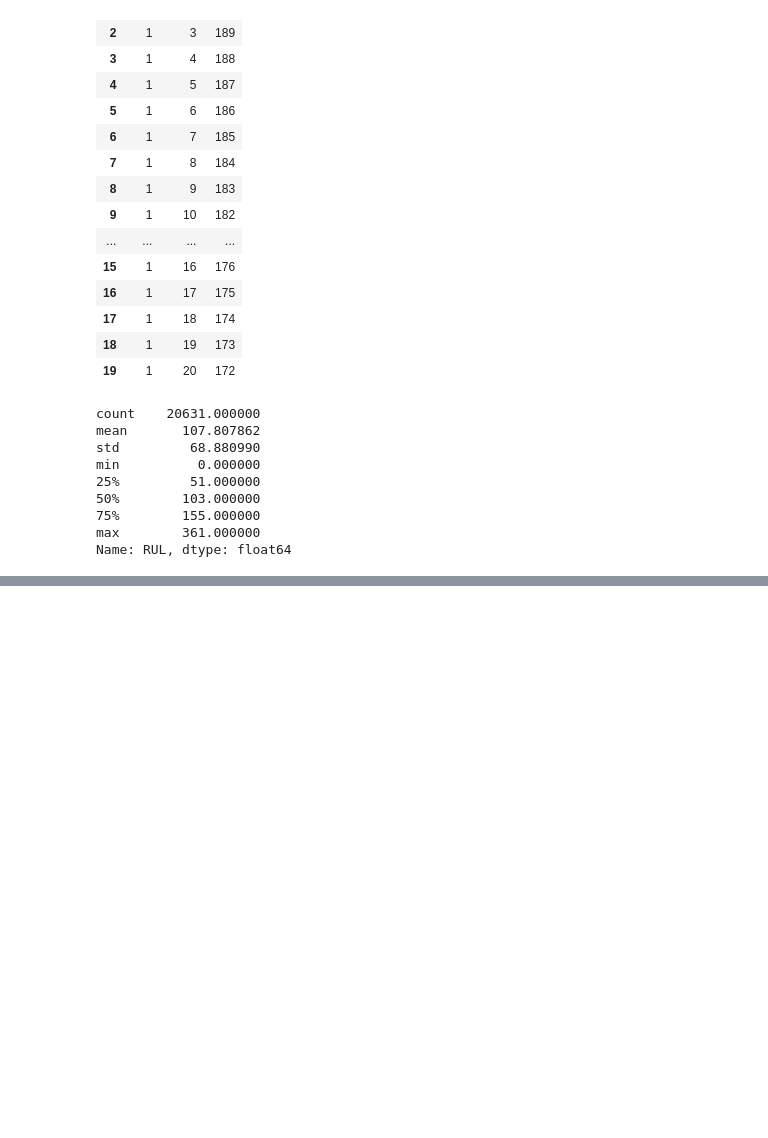
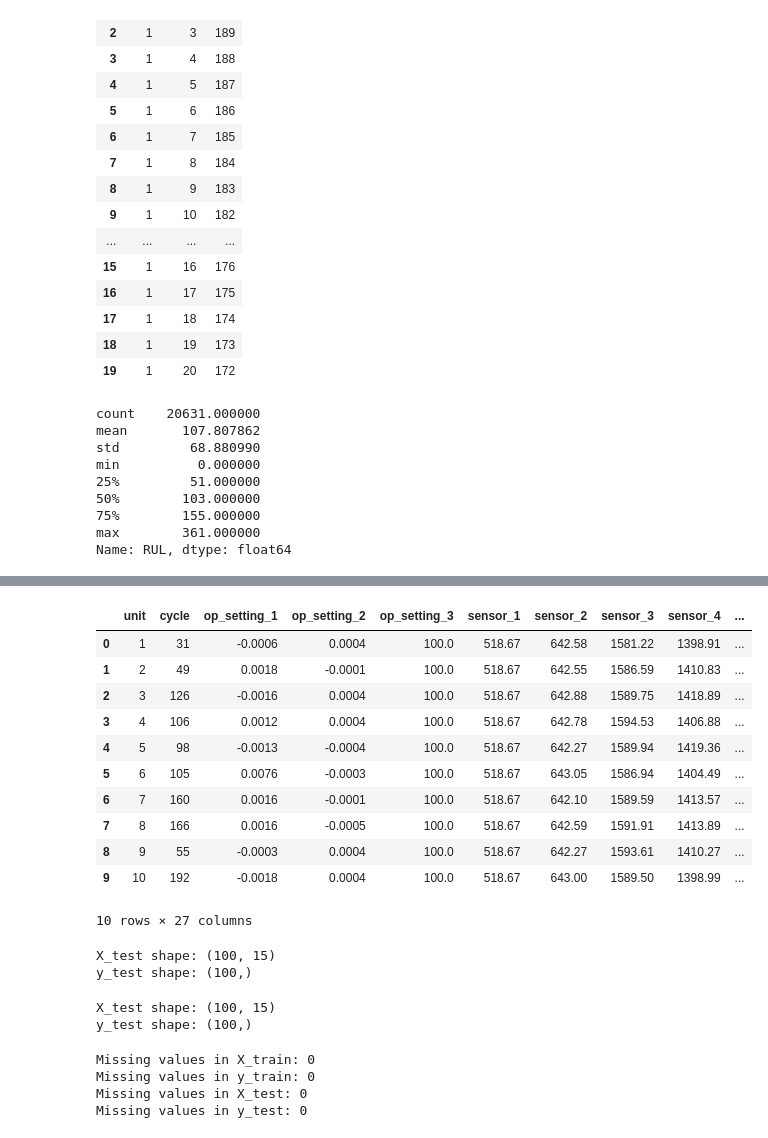
Before and after one commit to Eyasushewangizaw/C_MAPSS_RUL_Project, a Jupyter notebook: notebooks/01_CMAPSS_Data_Preparation.ipynb, the cells around one changed output, grey strips where cells are left out. Drawn from its saved outputs; the diff is of its cells as text; code cells hidden in the pictures; blank space fills up the shorter version.

Commit message:
finalize_preparation

```diff
--- a/notebooks/01_CMAPSS_Data_Preparation.ipynb
+++ b/notebooks/01_CMAPSS_Data_Preparation.ipynb
@@ -271,0 +618,12 @@ train_raw.to_csv(
+# %%
+rul_file = os.path.join(DATA_PATH, "RUL_FD001.txt")
+
+test_rul = pd.read_csv(
+    rul_file,
+    sep=r"\s+",
+    header=None
+)
+
+test_rul.columns = ["RUL"]
+
+test_rul.head(10)
@@ -271,0 +648,4 @@ train_raw.to_csv(
+# %%
+test_last_cycle = test_raw.groupby("unit")["cycle"].max()
+
+test_last_cycle.head(10)
@@ -271,0 +665,11 @@ train_raw.to_csv(
+# %%
+test_rul["unit"] = range(1, len(test_rul) + 1)
+
+test_last_cycle = test_last_cycle.reset_index()
+
+test_last_cycle = test_last_cycle.merge(
+    test_rul,
+    on="unit"
+)
+
+test_last_cycle.head(10)
@@ -271,0 +688,53 @@ train_raw.to_csv(
+# %%
+test_final = test_raw.loc[
+    test_raw.groupby("unit")["cycle"].idxmax()
+].copy()
+
+test_final = test_final.merge(
+    test_last_cycle[["unit", "RUL"]],
+    on="unit"
+)
+
+test_final.head(10)
+# %% [output]
+|  | unit | cycle | op_setting_1 | op_setting_2 | op_setting_3 | sensor_1 | sensor_2 | sensor_3 | sensor_4 | ... |
+| 0 | 1 | 31 | -0.0006 | 0.0004 | 100.0 | 518.67 | 642.58 | 1581.22 | 1398.91 | ... |
+| 1 | 2 | 49 | 0.0018 | -0.0001 | 100.0 | 518.67 | 642.55 | 1586.59 | 1410.83 | ... |
+| 2 | 3 | 126 | -0.0016 | 0.0004 | 100.0 | 518.67 | 642.88 | 1589.75 | 1418.89 | ... |
+| 3 | 4 | 106 | 0.0012 | 0.0004 | 100.0 | 518.67 | 642.78 | 1594.53 | 1406.88 | ... |
+| 4 | 5 | 98 | -0.0013 | -0.0004 | 100.0 | 518.67 | 642.27 | 1589.94 | 1419.36 | ... |
+| 5 | 6 | 105 | 0.0076 | -0.0003 | 100.0 | 518.67 | 643.05 | 1586.94 | 1404.49 | ... |
+| 6 | 7 | 160 | 0.0016 | -0.0001 | 100.0 | 518.67 | 642.10 | 1589.59 | 1413.57 | ... |
+| 7 | 8 | 166 | 0.0016 | -0.0005 | 100.0 | 518.67 | 642.59 | 1591.91 | 1413.89 | ... |
+| 8 | 9 | 55 | -0.0003 | 0.0004 | 100.0 | 518.67 | 642.27 | 1593.61 | 1410.27 | ... |
+| 9 | 10 | 192 | -0.0018 | 0.0004 | 100.0 | 518.67 | 643.00 | 1589.50 | 1398.99 | ... |
+10 rows × 27 columns
+# %%
+X_test = test_final[model_sensors]
+y_test = test_final["RUL"]
+
+print("X_test shape:", X_test.shape)
+print("y_test shape:", y_test.shape)
+# %% [output]
+X_test shape: (100, 15)
+y_test shape: (100,)
+# %%
+X_test = test_final[model_sensors]
+y_test = test_final["RUL"]
+
+print("X_test shape:", X_test.shape)
+print("y_test shape:", y_test.shape)
+# %% [output]
+X_test shape: (100, 15)
+y_test shape: (100,)
+# %%
+print("Missing values in X_train:", X.isnull().sum().sum())
+print("Missing values in y_train:", y.isnull().sum().sum())
+
+print("Missing values in X_test:", X_test.isnull().sum().sum())
+print("Missing values in y_test:", y_test.isnull().sum().sum())
+# %% [output]
+Missing values in X_train: 0
+Missing values in y_train: 0
+Missing values in X_test: 0
+Missing values in y_test: 0
```
Also changed, not shown: parts of 32 cells of this notebook, 4 other files.
